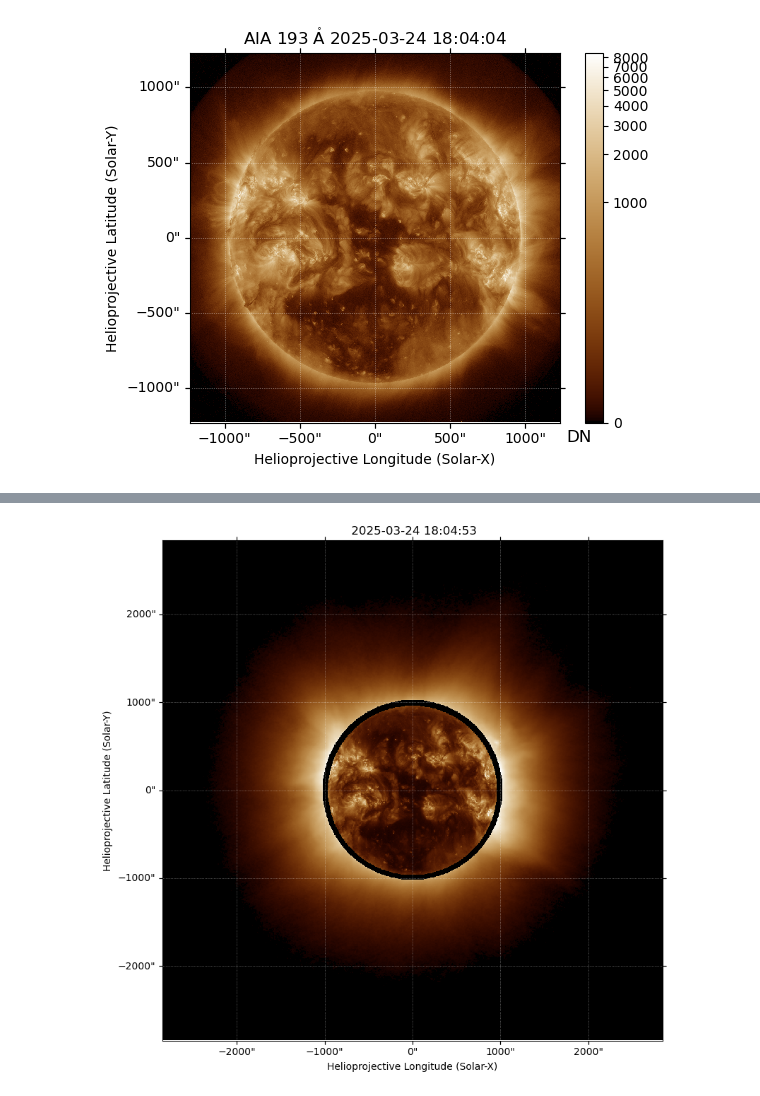
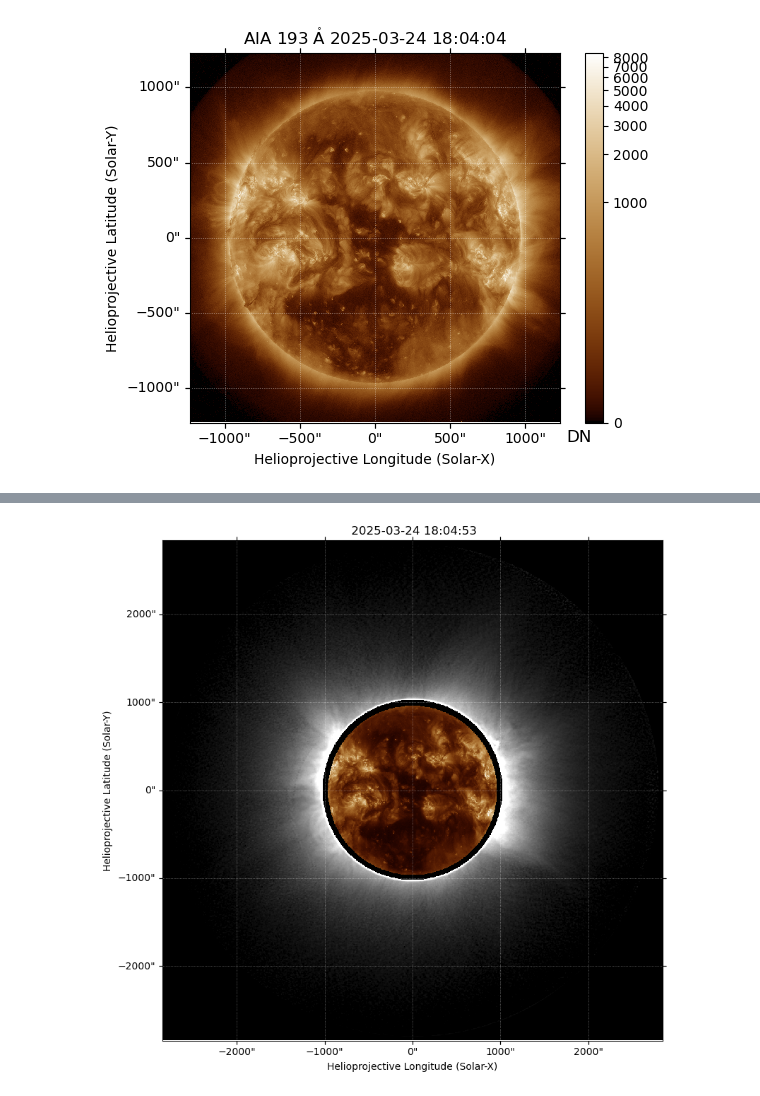
Before and after one commit to NCAR/kcor-pipeline, a Jupyter notebook: tutorials/kcor-wcs.ipynb, the cells around one changed output, grey strips where cells are left out. Drawn from its saved outputs; the diff is of its cells as text; code cells hidden in the pictures.

```diff
--- a/tutorials/kcor-wcs.ipynb
+++ b/tutorials/kcor-wcs.ipynb
@@ -18,9 +21,12 @@ from aiapy.calibrate import normalize_exposure, register, update_pointing
 # Install via: pip install mlso-api-client
 from mlso.api import client
 # %%
-kcor_files = client.files("kcor", "pb", filters={"start-date": "2025-03-24T18:04:00", "end-date": "2025-03-24T18:05:00"})
+kcor_files = client.files("kcor", "pbavgenh", filters={"start-date": "2025-03-24T18:04:00", "end-date": "2025-03-24T18:05:00"})
 kcor_filename = kcor_files["files"][0]["filename"]
-print(f"found {kcor_filename}, downloading...")
-client.authenticate("username@example.com")
-_ = client.download_file(kcor_files["files"][0], ".")
+if os.path.exists(kcor_filename):
+    print(f"found {kcor_filename}, using cached file...")
+else:
+    print(f"found {kcor_filename}, downloading...")
+    client.authenticate("username@example.com")
+    _ = client.download_file(kcor_files["files"][0], ".")
 # %% [output]
@@ -32,9 +38,16 @@ with fits.open(kcor_filename) as hdu:
 # %%
 kcor_map = Map(pB, kcor_header)
 # %%
-fig = plt.figure(figsize=(6,6), constrained_layout=True)
+fig = plt.figure(figsize=(12, 6), constrained_layout=True)
 
-norm = ImageNormalize(pB, stretch=AsinhStretch(), vmin=0)
-ax = fig.add_subplot(projection=kcor_map)
-_ = kcor_map.plot(axes=ax, cmap='sdoaia193', norm=norm)
+cmap = mpl.colormaps["Greys_r"]
+cmap.set_gamma(1.0 / 0.7)
+kcor_norm = ImageNormalize(pB, stretch=PowerStretch(0.7), vmin=-4.0e-9, vmax=1.0e-6)
+kcor_norm2 = ImageNormalize(pB, stretch=PowerStretch(0.6), vmin=-4.0e-9, vmax=8.0e-7)
+
+ax = fig.add_subplot(1, 2, 1, projection=kcor_map)
+_ = kcor_map.plot(axes=ax, norm=kcor_norm, cmap=cmap)
+
+ax = fig.add_subplot(1, 2, 2, projection=kcor_map)
+_ = kcor_map.plot(axes=ax, norm=kcor_norm2)
 # %% [output]
@@ -42,9 +55,9 @@ _ = kcor_map.plot(axes=ax, cmap='sdoaia193', norm=norm)
 # %%
 from sunpy.net import Fido, attrs as a
 
-result = Fido.search(a.Time('2025-03-24T18:04:00', '2025-03-24T18:05:00'),
-                     a.Instrument("aia"), a.Wavelength(193 * u.angstrom))
-result.show()
+aia_results = Fido.search(a.Time('2025-03-24T18:04:00', '2025-03-24T18:05:00'),
+                          a.Instrument("aia"), a.Wavelength(193 * u.angstrom))
+aia_results.show()
 # %% [output]
 Results from 1 Provider:5 Results from the VSOClient:
 VSOQueryResponseTable length=5
@@ -57,7 +70,7 @@ VSOQueryResponseTable length=5
 | 2025-03-24 18:04:40.000 | 2025-03-24 18:04:41.000 | SDO | AIA | 193.0 .. 193.0 | JSOC | intensity | NARROW | 4096 | ... |
 | 2025-03-24 18:04:52.000 | 2025-03-24 18:04:53.000 | SDO | AIA | 193.0 .. 193.0 | JSOC | intensity | NARROW | 4096 | ... |
 # %%
-downloaded_files = Fido.fetch(result[0, 0])
+downloaded_files = Fido.fetch(aia_results[0, 0], overwrite=False)
 aia_filename = downloaded_files[0]
 aia_map = Map(aia_filename)
 aia_map.meta["rsun_ref"] = kcor_header["rsun_ref"]
@@ -71,11 +87,10 @@ aia_map_reproject = aia_map.reproject_to(WCS(kcor_header))
 # %%
-fig = plt.figure(figsize=(8,8), constrained_layout=True)
+fig = plt.figure(figsize=(8, 8), constrained_layout=True)
 
 norm_aia = ImageNormalize(aia_map_reproject.data, stretch=AsinhStretch(), vmin=0)
+
 ax = fig.add_subplot(projection=kcor_map)
-
-kcor_map.plot(axes=ax, cmap='sdoaia193', norm=norm)
-
+kcor_map.plot(axes=ax, norm=kcor_norm)
 _ = aia_map_reproject.plot(axes=ax, cmap='sdoaia193', norm=norm_aia, autoalign=True)
 # %% [output]
-[figure, old version]
+[figure, new version]
```
Also changed, not shown: parts of 4 cells of this notebook.
